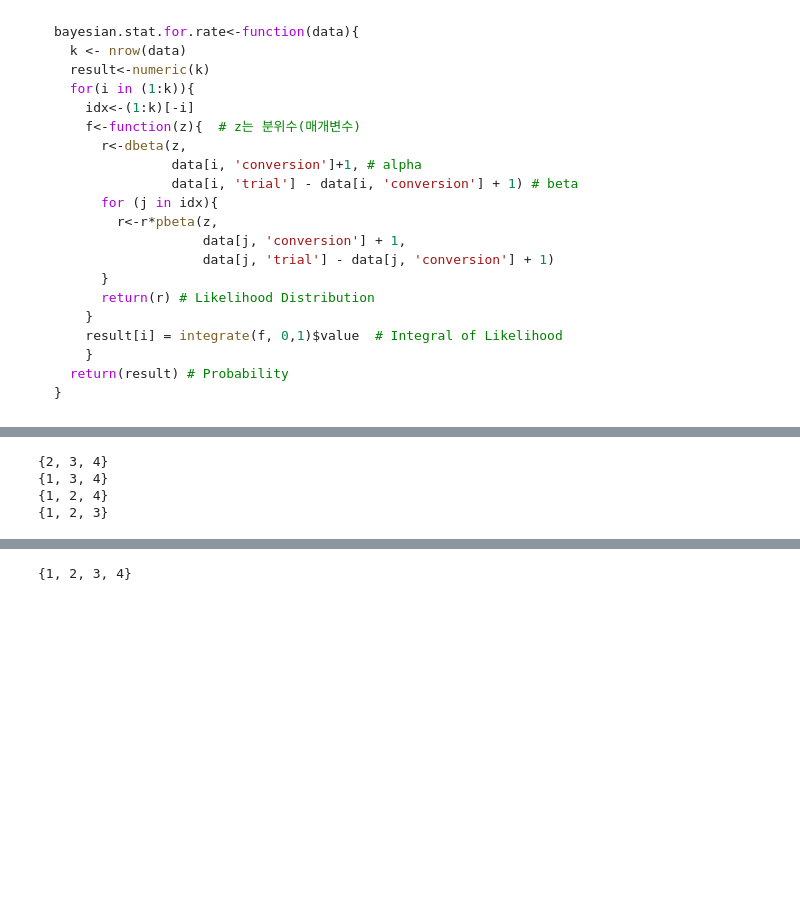
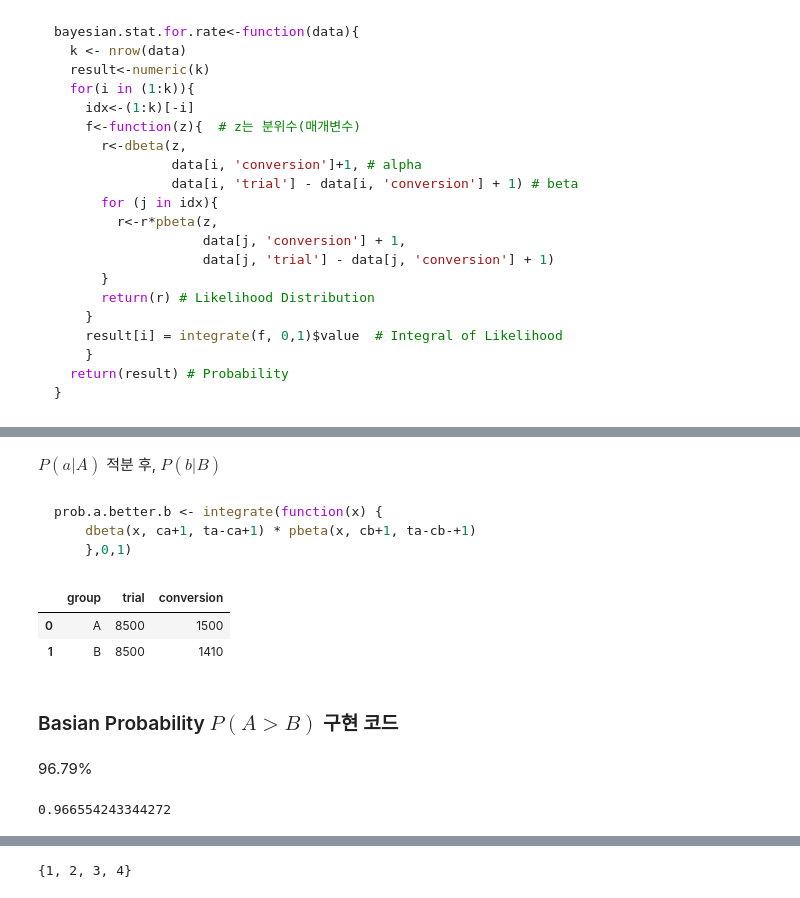
Before and after one commit to tkdguq05/TIL, a Jupyter notebook: Algorithm/Thompson_Sampling/Bayesian_Probability.ipynb, the cells around one changed output, grey strips where cells are left out. Cells and saved outputs as stored; diff of their text form; code cells hidden in the pictures; blank space fills up the shorter version.

````diff
--- a/Algorithm/Thompson_Sampling/Bayesian_Probability.ipynb
+++ b/Algorithm/Thompson_Sampling/Bayesian_Probability.ipynb
@@ -137,17 +57,20 @@ for i in range(1,5,1):
-# %%
-a = [1,2,3,4]
-seta = set(a)
-
-for i in a:
-    print(seta-{i})
-# %% [output]
-{2, 3, 4}
-{1, 3, 4}
-{1, 2, 4}
-{1, 2, 3}
+# %% [markdown]
+$P(a|A)$ 적분 후, $P(b|B)$
+# %% [markdown]
+``` R
+prob.a.better.b <- integrate(function(x) {
+    dbeta(x, ca+1, ta-ca+1) * pbeta(x, cb+1, ta-cb-+1)
+    },0,1)
+```
 # %%
 data = {'group' : ['A','B','C'],
        'trial' : [8500, 8500, 8500],
        'conversion' : [1500, 1410, 1420]}
 # %%
 df_data = pd.DataFrame(data)
+# %%
+basic_data
+# %% [output]
+|  | group | trial | conversion |
+| 0 | A | 8500 | 1500 |
+| 1 | B | 8500 | 1410 |
@@ -153,0 +79,4 @@ df_data = pd.DataFrame(data)
+# %% [markdown]
+### Basian Probability $P(A>B)$ 구현 코드
+# %% [markdown]
+96.79%
@@ -153,0 +86,4 @@ df_data = pd.DataFrame(data)
+# %%
+res[0]
+# %% [output]
+0.966554243344272
````
Also changed, not shown: parts of 56 cells of this notebook, 1 other file.
